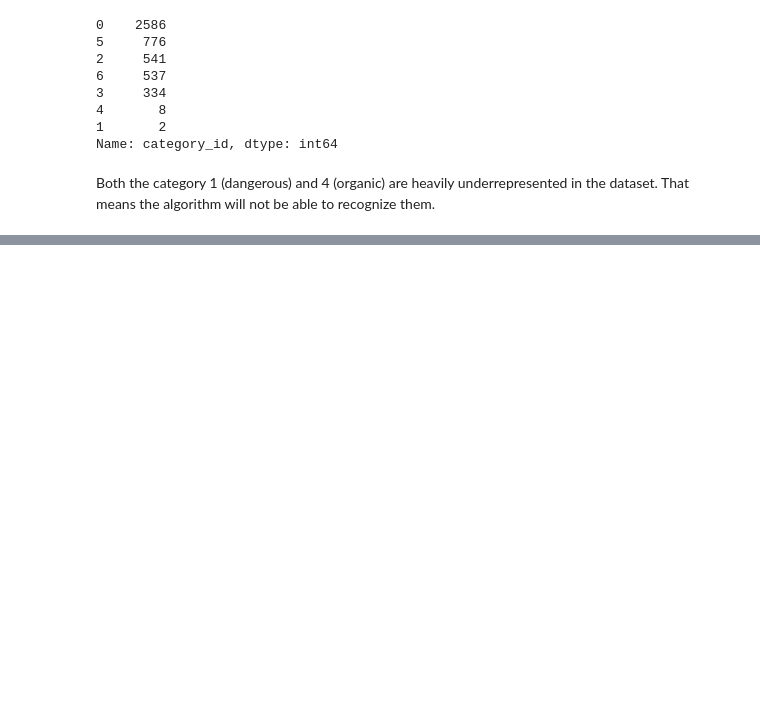
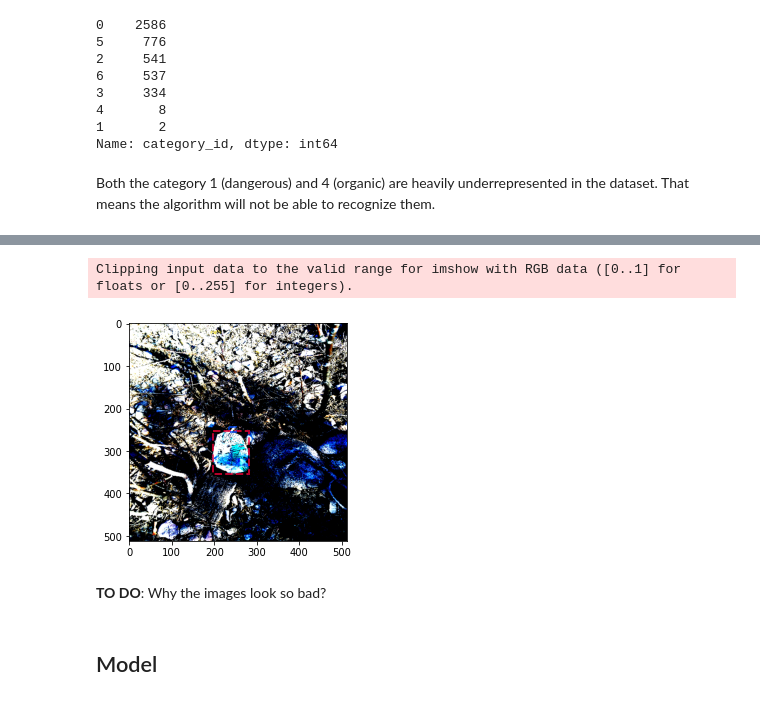
Before and after one commit to hectorLop/Waste-Detector, a Jupyter notebook: Waste_Detector_EDA.ipynb, the cells around one changed output, grey strips where cells are left out. Cells and saved outputs as stored; diff of their text form; code cells hidden in the pictures; blank space fills up the shorter version.

```diff
--- a/Waste_Detector_EDA.ipynb
+++ b/Waste_Detector_EDA.ipynb
@@ -275,0 +474,9 @@ Both the category 1 (dangerous) and 4 (organic) are heavily underrepresented in
+# %%
+plot_img(a[0][2], a[1][2]['boxes'], a[1][2]['masks'], Config)
+# %% [output]
+Clipping input data to the valid range for imshow with RGB data ([0..1] for floats or [0..255] for integers).
+[figure, added]
+# %% [markdown]
+**TO DO**: Why the images look so bad?
+# %% [markdown]
+## Model
```
Also changed, not shown: parts of 15 cells of this notebook.
